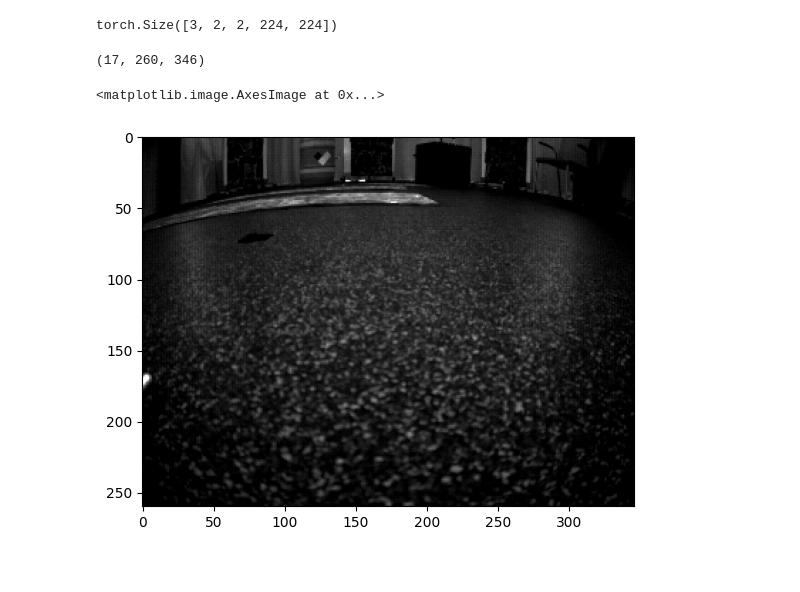
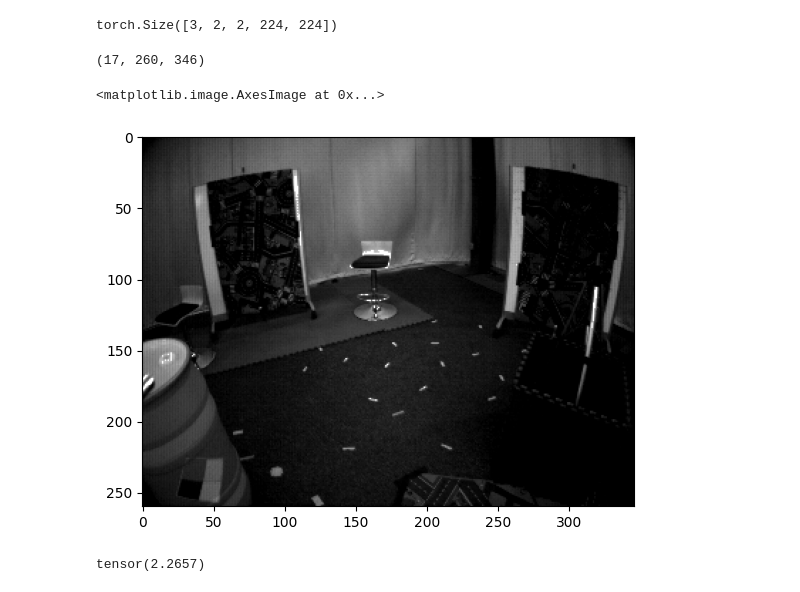
Before and after one commit to ucsd-hdsi-dvs/Events-ImageBind, a Jupyter notebook: test.ipynb, the cells around one changed output. Drawn from its saved outputs; the diff is of its cells as text; code cells hidden in the pictures.

```diff
--- a/test.ipynb
+++ b/test.ipynb
@@ -500,20 +500,27 @@ torch.Size([3, 2, 2, 224, 224])
 # %%
 import pickle
 path='/tsukimi/datasets/MVSEC/mvsec_event_chunks_v2ce/indoor_flying1_data_left-1.pkl'
 path2='/tsukimi/datasets/MVSEC/mvsec_event_chunks_v2ce/indoor_flying1_data_left-108.pkl'
 # load data
-with open(path, 'rb') as f:
+with open(path2, 'rb') as f:
     data = pickle.load(f)
 print(data['images'].shape)
-len(data['events'])
 # show image
 import numpy as np
 import cv2
 import matplotlib.pyplot as plt
 image_list = data['images']
-# image_list=[cv2.cvtColor(np.array(image),cv2.COLOR_BGR2RGB) for image in image_list]
-plt.imshow(image_list[0], cmap='gray')
+image_units=[]
+for i in range(len(data['images'])):
+    image=data['images'][i]
+    # convert to 3 channels
+    image=np.repeat(image[...,None],3,axis=2).transpose(2,0,1)
+    image_units.append(image)
+image_units = np.stack([image_units[:-1], image_units[1:]], axis=1) # 16, 2, 3, 260, 346
+image_units.shape
+# show first image
+plt.imshow(image_units[0][0].transpose(1,2,0))
 # %% [output]
 (17, 260, 346)
 <matplotlib.image.AxesImage at 0x...>
-[figure, old version]
+[figure, new version]
@@ -519,0 +695,4 @@ plt.imshow(image_list[0], cmap='gray')
+# %%
+eventframes[0][2].max()
+# %% [output]
+tensor(2.2657)
```
Also changed, not shown: parts of 4 cells of this notebook, 2 other files.
